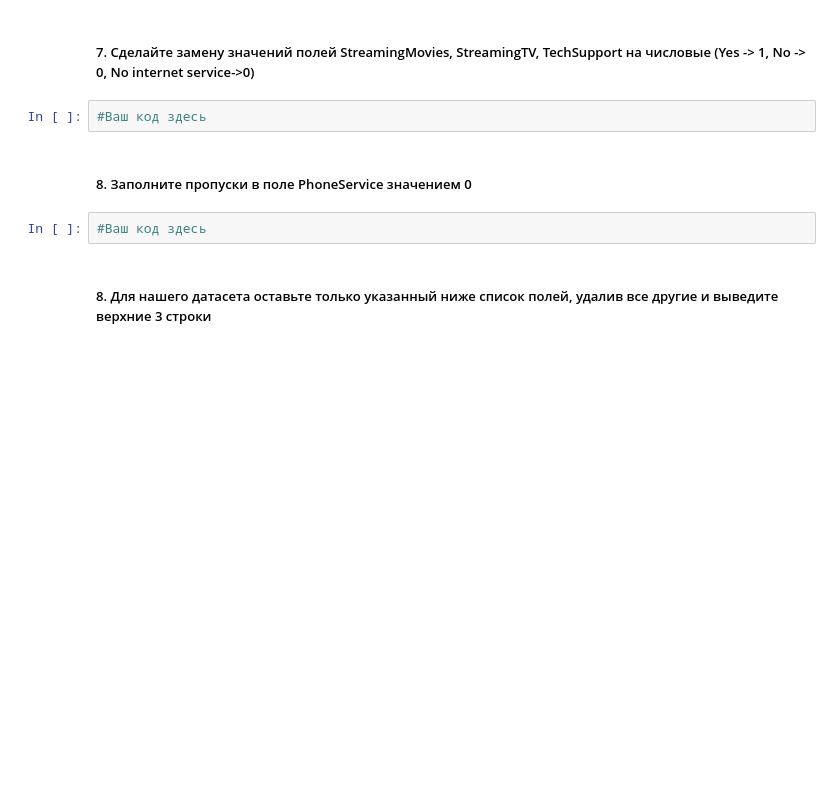
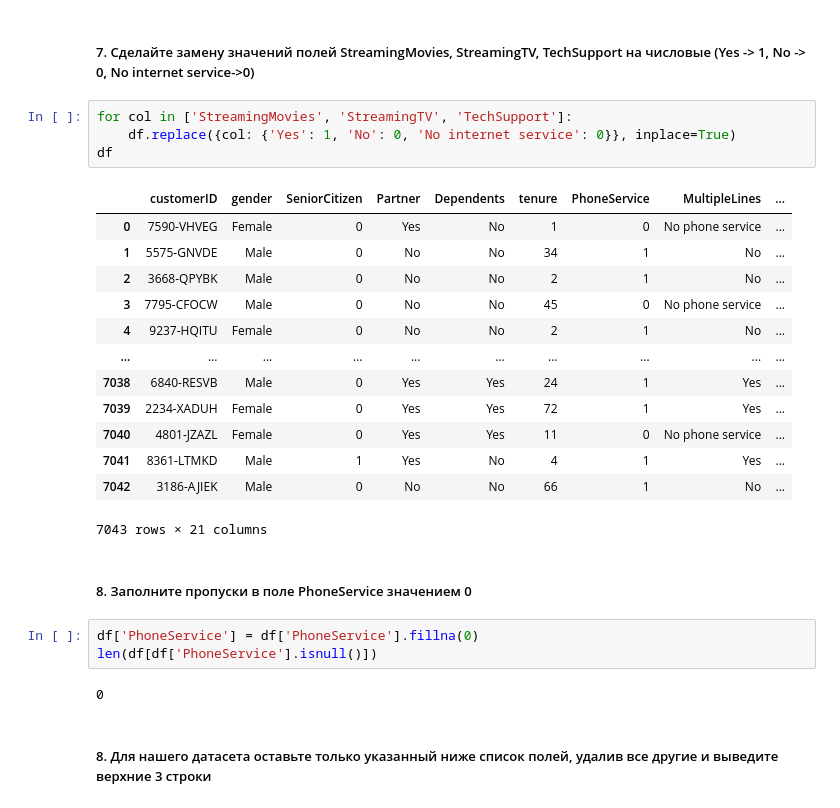
Before and after one commit to NickHlzv/BusinessML, a Jupyter notebook: HW1.ipynb, the cells around one changed output. Drawn from its saved outputs; the diff is of its cells as text; blank space fills up the shorter version.

```diff
--- a/HW1.ipynb
+++ b/HW1.ipynb
@@ -80,11 +123,30 @@ df.head(3)
 # %% [markdown]
 ##### 7. Сделайте замену значений полей StreamingMovies, StreamingTV, TechSupport  на числовые (Yes -> 1, No -> 0, No internet service->0)
-# %%
-#Ваш код здесь
+# %%
+for col in ['StreamingMovies', 'StreamingTV', 'TechSupport']:
+    df.replace({col: {'Yes': 1, 'No': 0, 'No internet service': 0}}, inplace=True)
+df
+# %% [output]
+|  | customerID | gender | SeniorCitizen | Partner | Dependents | tenure | PhoneService | MultipleLines | ... |
+| 0 | 7590-VHVEG | Female | 0 | Yes | No | 1 | 0 | No phone service | ... |
+| 1 | 5575-GNVDE | Male | 0 | No | No | 34 | 1 | No | ... |
+| 2 | 3668-QPYBK | Male | 0 | No | No | 2 | 1 | No | ... |
+| 3 | 7795-CFOCW | Male | 0 | No | No | 45 | 0 | No phone service | ... |
+| 4 | 9237-HQITU | Female | 0 | No | No | 2 | 1 | No | ... |
+| ... | ... | ... | ... | ... | ... | ... | ... | ... | ... |
+| 7038 | 6840-RESVB | Male | 0 | Yes | Yes | 24 | 1 | Yes | ... |
+| 7039 | 2234-XADUH | Female | 0 | Yes | Yes | 72 | 1 | Yes | ... |
+| 7040 | 4801-JZAZL | Female | 0 | Yes | Yes | 11 | 0 | No phone service | ... |
+| 7041 | 8361-LTMKD | Male | 1 | Yes | No | 4 | 1 | Yes | ... |
+| 7042 | 3186-AJIEK | Male | 0 | No | No | 66 | 1 | No | ... |
+7043 rows × 21 columns
 # %% [markdown]
 ##### 8. Заполните пропуски в поле PhoneService значением 0
-# %%
-#Ваш код здесь
+# %%
+df['PhoneService'] = df['PhoneService'].fillna(0)
+len(df[df['PhoneService'].isnull()])
+# %% [output]
+0
 # %% [markdown]
 ##### 8. Для нашего датасета оставьте только указанный ниже список полей, удалив все другие и выведите верхние 3 строки
 # %%
```
Also changed, not shown: parts of 16 cells of this notebook.
